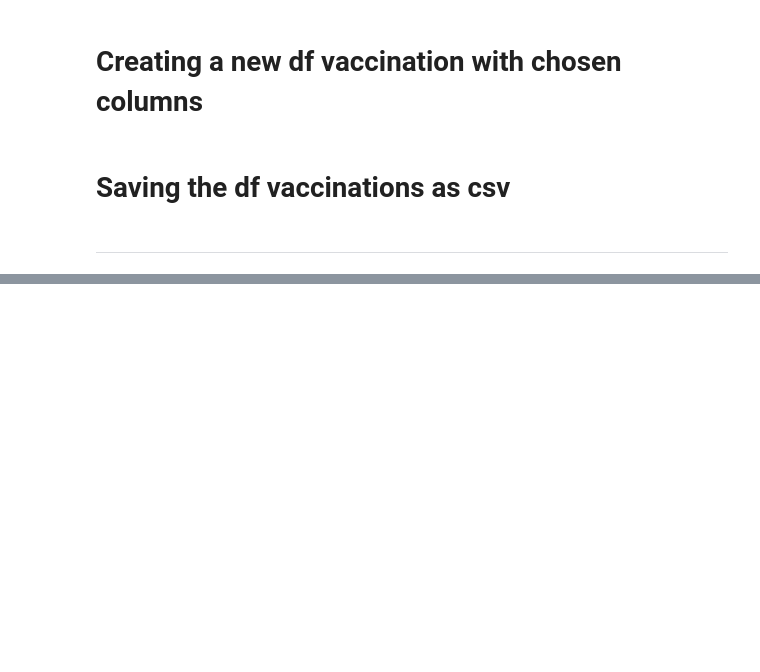
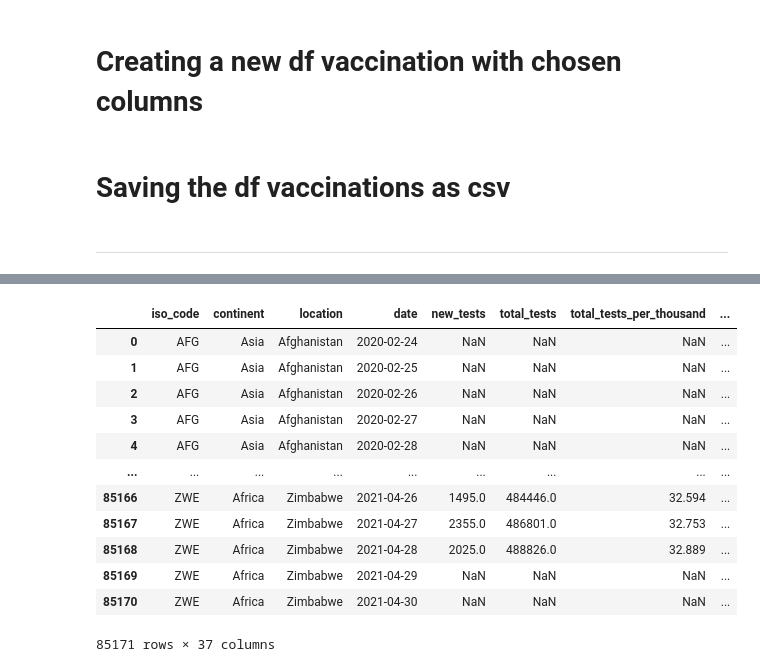
Before and after one commit to leoolessa/Portfolio-Project-SQL-Data-Exploration, a Jupyter notebook: clean.ipynb, the cells around one changed output, grey strips where cells are left out. Cells and saved outputs as stored; diff of their text form; code cells hidden in the pictures; blank space fills up the shorter version.

Commit message:
tests

```diff
--- a/clean.ipynb
+++ b/clean.ipynb
@@ -67,0 +69,18 @@ df_deaths.to_csv('data/covid_vaccinations.csv', index=False)
+# %%
+new_df_v = pd.read_excel('data/CovidVaccinations.xlsx')
+# %%
+new_df_v
+# %% [output]
+|  | iso_code | continent | location | date | new_tests | total_tests | total_tests_per_thousand | ... |
+| 0 | AFG | Asia | Afghanistan | 2020-02-24 | NaN | NaN | NaN | ... |
+| 1 | AFG | Asia | Afghanistan | 2020-02-25 | NaN | NaN | NaN | ... |
+| 2 | AFG | Asia | Afghanistan | 2020-02-26 | NaN | NaN | NaN | ... |
+| 3 | AFG | Asia | Afghanistan | 2020-02-27 | NaN | NaN | NaN | ... |
+| 4 | AFG | Asia | Afghanistan | 2020-02-28 | NaN | NaN | NaN | ... |
+| ... | ... | ... | ... | ... | ... | ... | ... | ... |
+| 85166 | ZWE | Africa | Zimbabwe | 2021-04-26 | 1495.0 | 484446.0 | 32.594 | ... |
+| 85167 | ZWE | Africa | Zimbabwe | 2021-04-27 | 2355.0 | 486801.0 | 32.753 | ... |
+| 85168 | ZWE | Africa | Zimbabwe | 2021-04-28 | 2025.0 | 488826.0 | 32.889 | ... |
+| 85169 | ZWE | Africa | Zimbabwe | 2021-04-29 | NaN | NaN | NaN | ... |
+| 85170 | ZWE | Africa | Zimbabwe | 2021-04-30 | NaN | NaN | NaN | ... |
+85171 rows × 37 columns
```
Also changed, not shown: parts of 9 cells of this notebook, 6 other files.
